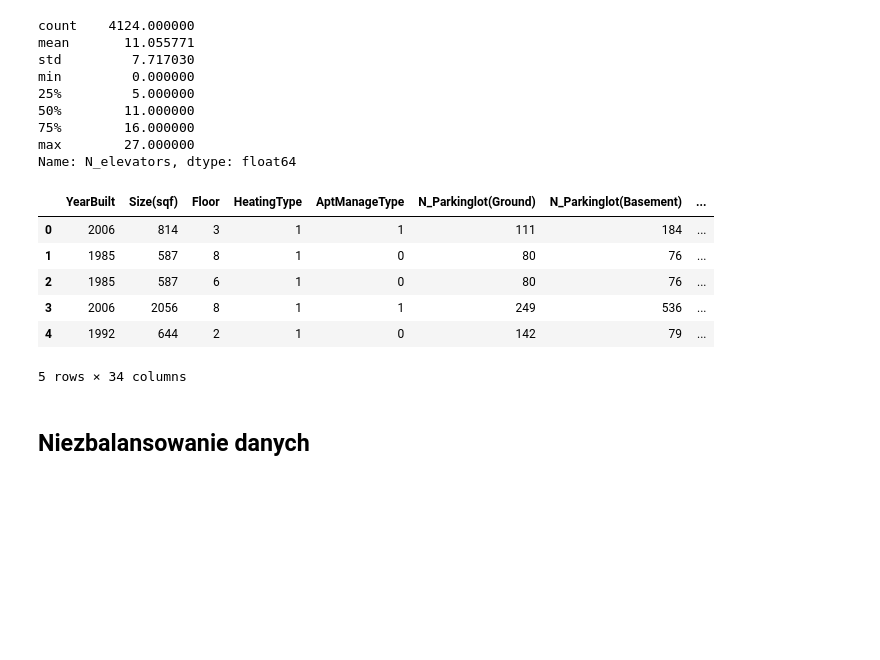
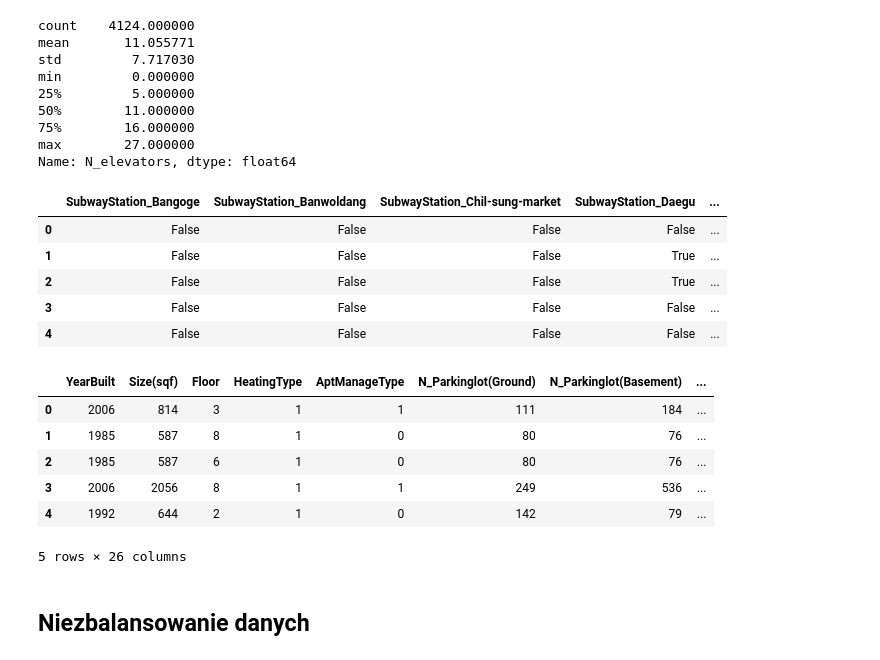
Before and after one commit to kam45x/SSNE_25L, a Jupyter notebook: house_price.ipynb, the cells around one changed output. Saved outputs shown, nothing was run; the diff lists cells and outputs as text; code cells hidden in the pictures; blank space fills up the shorter version.

```diff
--- a/house_price.ipynb
+++ b/house_price.ipynb
@@ -18,8 +18,19 @@ min         0.000000
 75%        16.000000
 max        27.000000
 Name: N_elevators, dtype: float64
+# %%
+categorical_columns = ["SubwayStation"]
+categorical_values = pd.get_dummies(house_data[categorical_columns])
+categorical_values.head()
+# %% [output]
+|  | SubwayStation_Bangoge | SubwayStation_Banwoldang | SubwayStation_Chil-sung-market | SubwayStation_Daegu | ... |
+| 0 | False | False | False | False | ... |
+| 1 | False | False | False | True | ... |
+| 2 | False | False | False | True | ... |
+| 3 | False | False | False | False | ... |
+| 4 | False | False | False | False | ... |
 # %%
-house_data = house_data.drop(columns=[])
+house_data.drop(columns=categorical_columns, inplace=True)
 house_data.HeatingType = (house_data.HeatingType == "individual_heating").astype(int)
 house_data.AptManageType = (house_data.AptManageType == "management_in_trust").astype(int)
 
@@ -30,6 +41,8 @@ house_data = pd.get_dummies(house_data, columns=categorical_columns)
 house_data['SalePrice'] = pd.cut(house_data['SalePrice'], bins=[0, 100000, 350000, 1000000], labels=[0, 1, 2])
 house_data = pd.get_dummies(house_data, columns=['SalePrice'])
 
+
+
 # -> int
 house_data = house_data.astype(int)
 
@@ -41,7 +54,7 @@ house_data.head()
 | 2 | 1985 | 587 | 6 | 1 | 0 | 80 | 76 | ... |
 | 3 | 2006 | 2056 | 8 | 1 | 1 | 249 | 536 | ... |
 | 4 | 1992 | 644 | 2 | 1 | 0 | 142 | 79 | ... |
-5 rows × 34 columns
+5 rows × 26 columns
 # %% [markdown]
 ## Niezbalansowanie danych
 # %%
```
Also changed, not shown: parts of 10 cells of this notebook.
